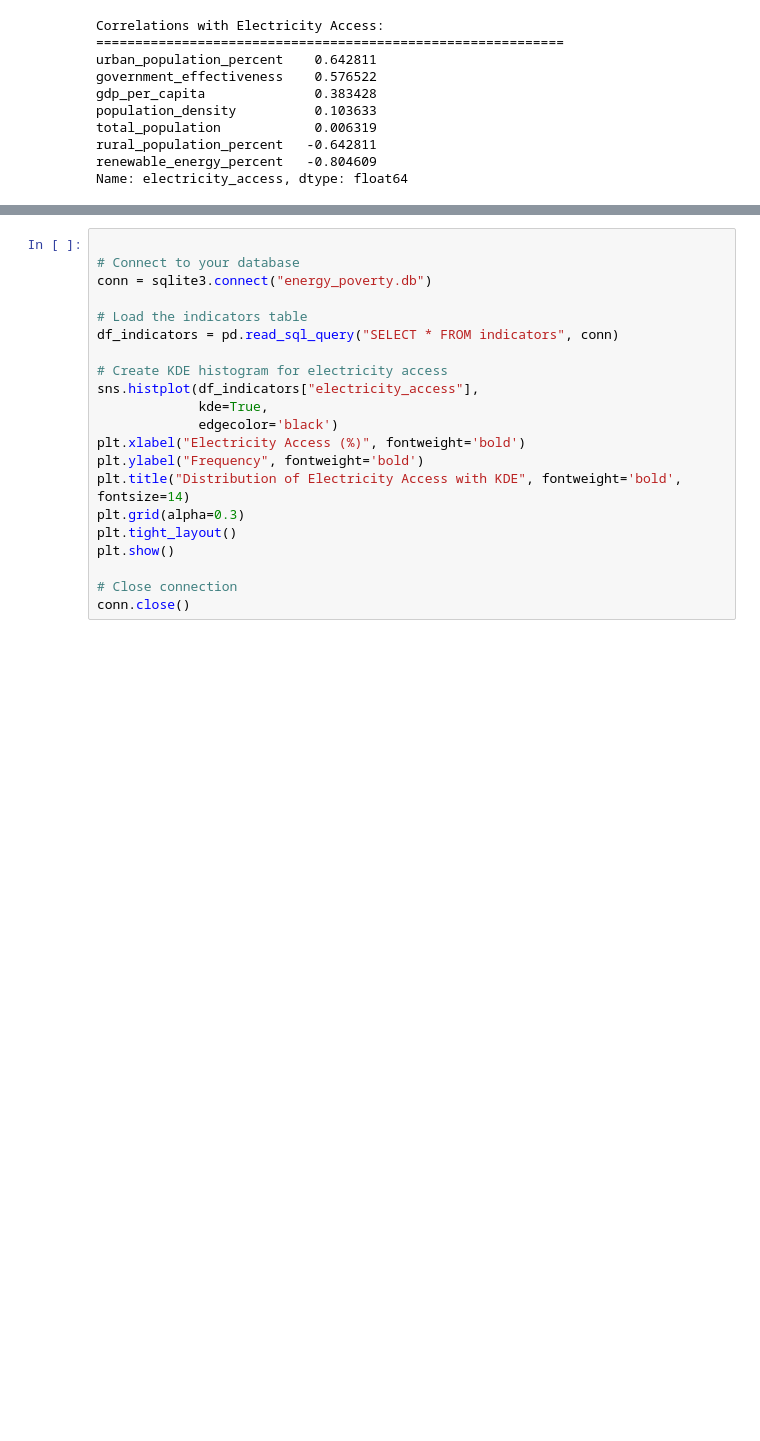
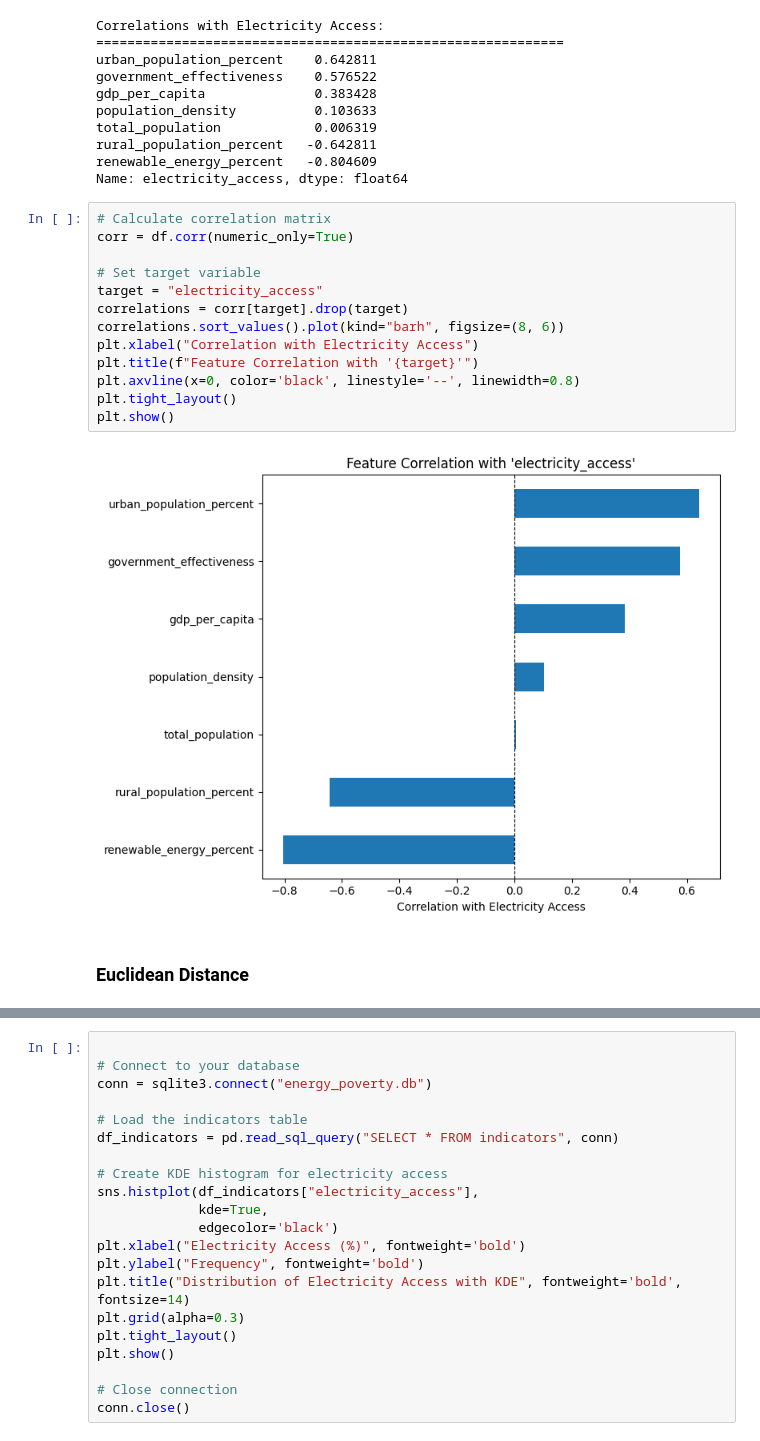
Before and after one commit to npydipati/CAP5771_npydipati, a Jupyter notebook: energy_poverty_prediction.ipynb, the cells around one changed output, grey strips where cells are left out. Cells and saved outputs as stored; diff of their text form; blank space fills up the shorter version.

Commit message:
Exploratory data analysis with comprehensive visualizations and diary documentation

```diff
--- a/energy_poverty_prediction.ipynb
+++ b/energy_poverty_prediction.ipynb
@@ -619,4 +629,21 @@ total_population            0.006319
 rural_population_percent   -0.642811
 renewable_energy_percent   -0.804609
 Name: electricity_access, dtype: float64
+# %%
+# Calculate correlation matrix
+corr = df.corr(numeric_only=True)
+
+# Set target variable
+target = "electricity_access"
+correlations = corr[target].drop(target)
+correlations.sort_values().plot(kind="barh", figsize=(8, 6))
+plt.xlabel("Correlation with Electricity Access")
+plt.title(f"Feature Correlation with '{target}'")
+plt.axvline(x=0, color='black', linestyle='--', linewidth=0.8)
+plt.tight_layout()
+plt.show()
+# %% [output]
+[figure, added]
+# %% [markdown]
+### Euclidean Distance
 # %%
```
Also changed, not shown: parts of 18 cells of this notebook, 4 other files.
